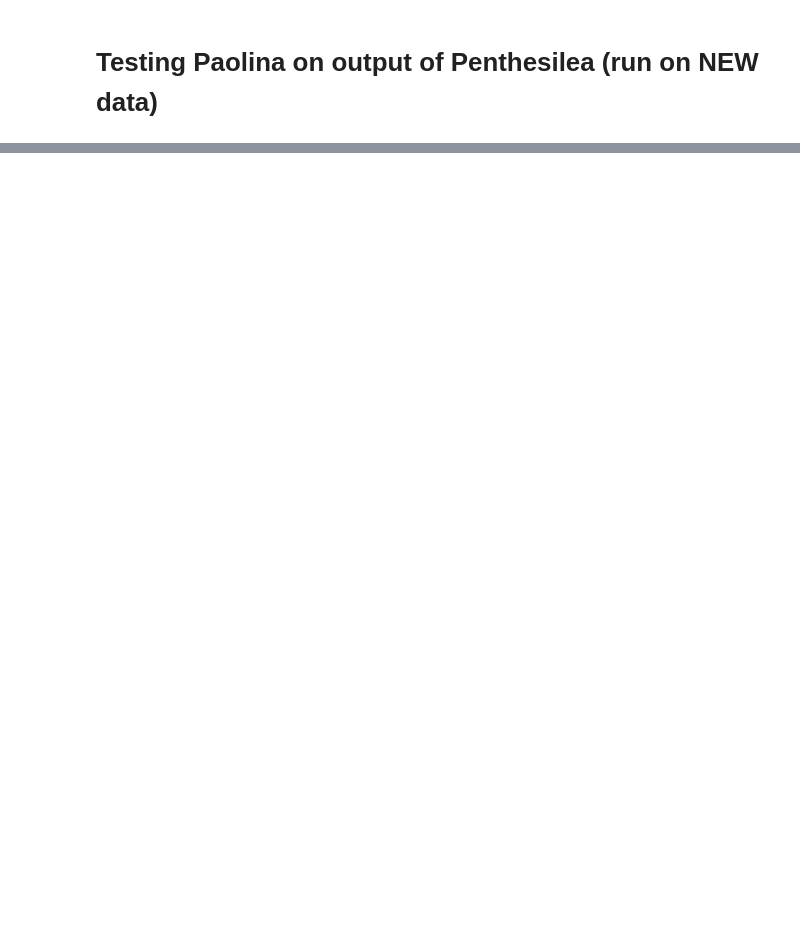
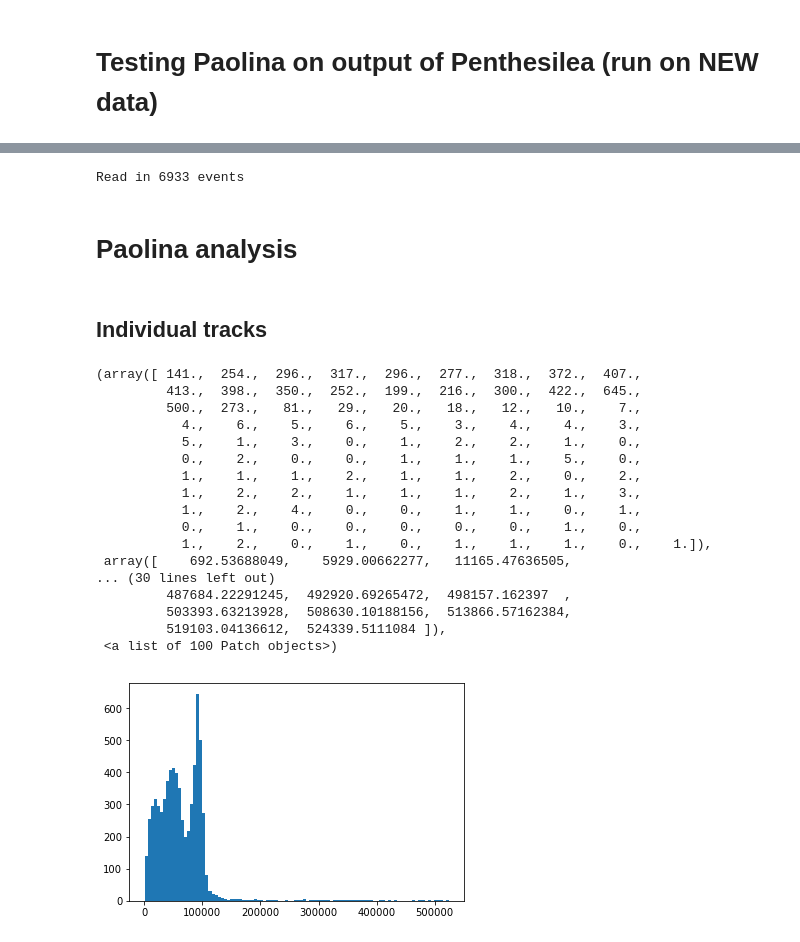
Before and after one commit to paolafer/ICARO, a Jupyter notebook: invisible_cities/utils/penthesilea_test.ipynb, the cells around one changed output, grey strips where cells are left out. Drawn from its saved outputs; the diff is of its cells as text; code cells hidden in the pictures; blank space fills up the shorter version.

Commit message:
Runs Penthesilea and Paolina for run 3755

```diff
--- a/invisible_cities/utils/penthesilea_test.ipynb
+++ b/invisible_cities/utils/penthesilea_test.ipynb
@@ -58,0 +32,41 @@ Eblob1, Eblob2 = paolina.construct_blobs(trks[itmax],dist_mat,spath)
+# %%
+# read in the output HitCollection
+fn = tb.open_file('/Users/jrenner/IFIC/IC-1/invisible_cities/database/test_data/NaTracks_3755.h5','r')
+tracks = fn.root.DST.Tracks
+nmax = 17468
+
+# loop over all events
+rnum = 0       # row number in table iteration
+ev = 0         # processed event number
+hc_evt = []
+while(rnum < tracks.nrows and ev < nmax):
+
+    # create a HitCollection
+    hitc = HitCollection()
+
+    # fill the hit for this event
+    evtnum = tracks[rnum]['event']
+    while(rnum < tracks.nrows and tracks[rnum]['event'] == evtnum):
+        hit       = Hit()
+        hit.Npeak = tracks[rnum]['npeak']
+        hit.X     = tracks[rnum]['X']
+        hit.Y     = tracks[rnum]['Y']
+        hit.R     = tracks[rnum]['R']
+        hit.Phi   = tracks[rnum]['Phi']
+        hit.Nsipm = tracks[rnum]['Nsipm']
+        hit.Z     = tracks[rnum]['Z']
+        hit.Q     = tracks[rnum]['Q']
+        hit.E     = tracks[rnum]['E']
+        hit.Ecorr = tracks[rnum]['Ecorr']
+        hitc.append(hit)
+        rnum += 1
+
+    # add this hit collection to the list of hit collections
+    hc_evt.append(hitc)
+    ev += 1
+
+print("Read in {0} events".format(len(hc_evt)))
+# %% [output]
+Read in 6933 events
+# %% [markdown]
+# Paolina analysis
@@ -58,0 +81,29 @@ Eblob1, Eblob2 = paolina.construct_blobs(trks[itmax],dist_mat,spath)
+# %% [markdown]
+## Individual tracks
+# %%
+e_spec = []
+for ee in range(len(hc_evt)):
+    evt_E = sum([hh.E for hh in hc_evt[ee]])
+    e_spec.append(evt_E)
+    #if(evt_E > 200000): print(ee)
+    #print("Event {0} with total energy {1}".format(ee,evt_E))
+plt.hist(e_spec,bins=100)
+# %% [output]
+(array([ 141.,  254.,  296.,  317.,  296.,  277.,  318.,  372.,  407.,
+         413.,  398.,  350.,  252.,  199.,  216.,  300.,  422.,  645.,
+         500.,  273.,   81.,   29.,   20.,   18.,   12.,   10.,    7.,
+           4.,    6.,    5.,    6.,    5.,    3.,    4.,    4.,    3.,
+           5.,    1.,    3.,    0.,    1.,    2.,    2.,    1.,    0.,
+           0.,    2.,    0.,    0.,    1.,    1.,    1.,    5.,    0.,
+           1.,    1.,    1.,    2.,    1.,    1.,    2.,    0.,    2.,
+           1.,    2.,    2.,    1.,    1.,    1.,    2.,    1.,    3.,
+           1.,    2.,    4.,    0.,    0.,    1.,    1.,    0.,    1.,
+           0.,    1.,    0.,    0.,    0.,    0.,    0.,    1.,    0.,
+           1.,    2.,    0.,    1.,    0.,    1.,    1.,    1.,    0.,    1.]),
+ array([    692.53688049,    5929.00662277,   11165.47636505,
+... (30 lines left out)
+         487684.22291245,  492920.69265472,  498157.162397  ,
+         503393.63213928,  508630.10188156,  513866.57162384,
+         519103.04136612,  524339.5111084 ]),
+ <a list of 100 Patch objects>)
+[figure, added]
```
Also changed, not shown: parts of 16 cells of this notebook.
